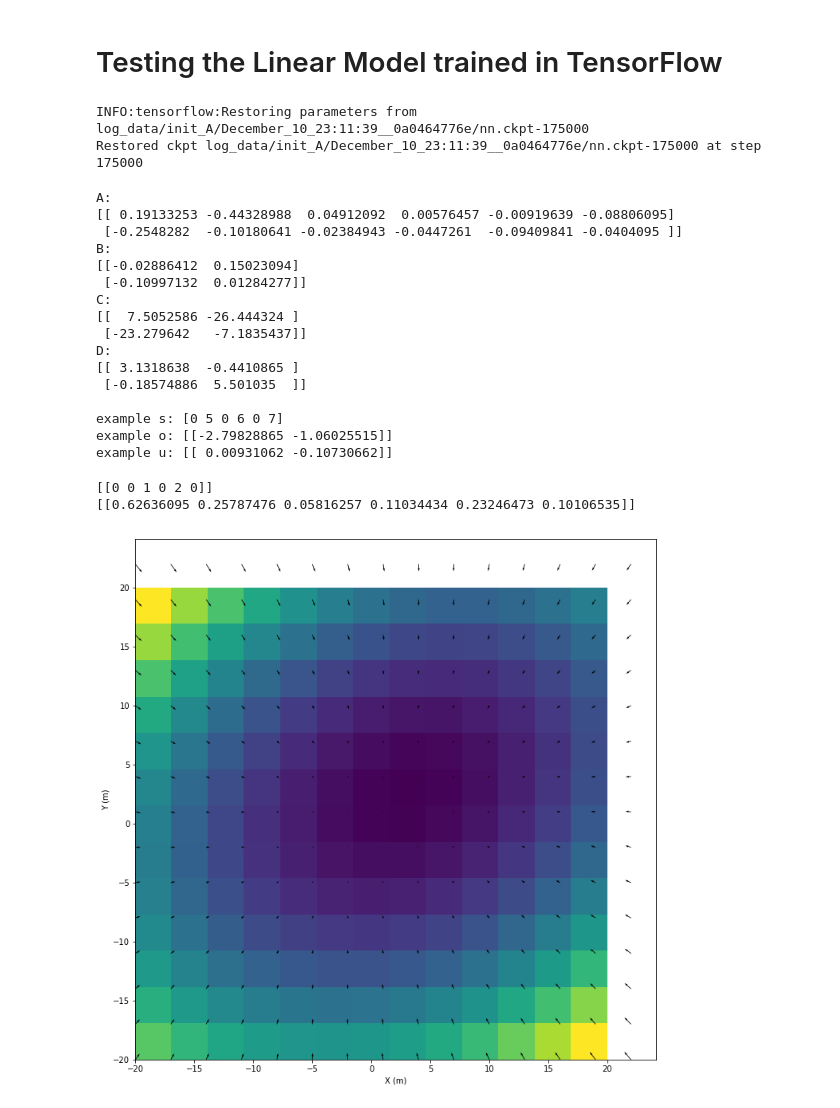
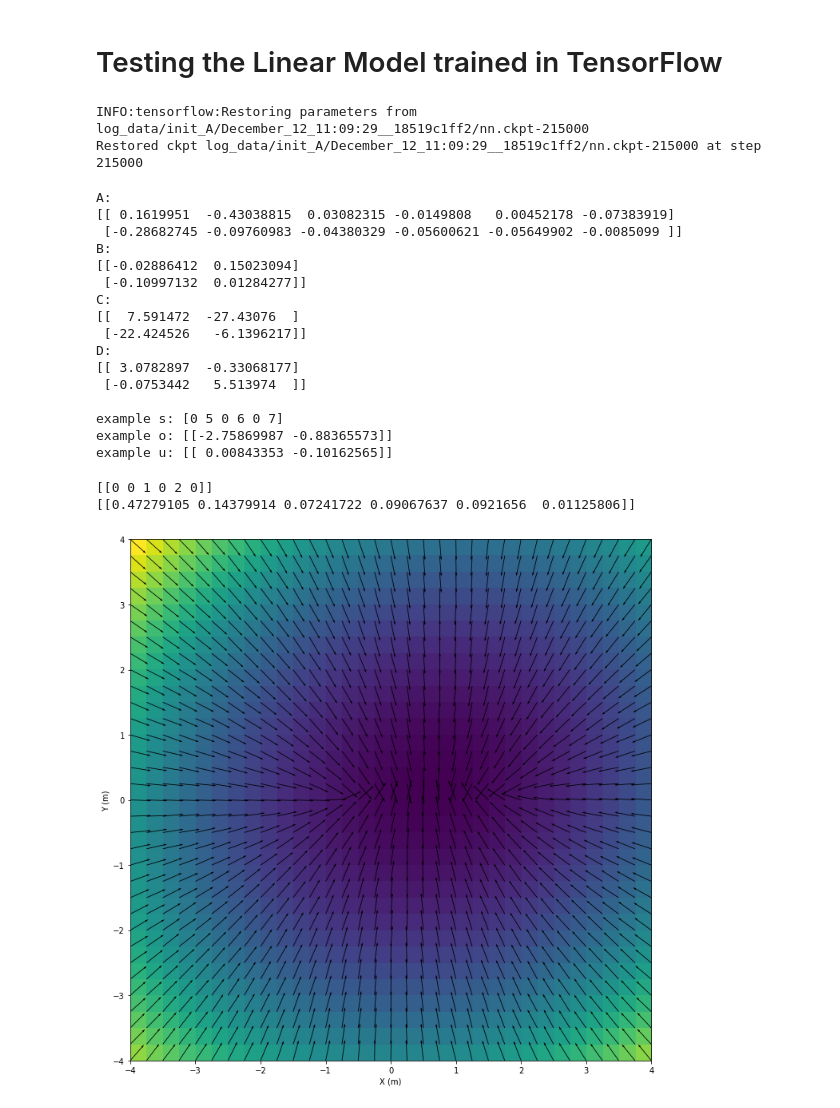
Before and after one commit to UM-ARM-Lab/unreliable-deform-manipulation, a Jupyter notebook: link_bot_notebooks/src/link_bot_notebooks/Multi-Step Linear.ipynb, the cells around one changed output. Drawn from its saved outputs; the diff is of its cells as text; code cells hidden in the pictures.

```diff
--- a/link_bot_notebooks/src/link_bot_notebooks/Multi-Step Linear.ipynb
+++ b/link_bot_notebooks/src/link_bot_notebooks/Multi-Step Linear.ipynb
@@ -8,7 +8,7 @@ import numpy as np
 import matplotlib.pyplot as plt
 from link_bot_notebooks.linear_tf_model import LinearTFModel
 # %%
-args = {'checkpoint': "log_data/init_A/December_10_23:11:39__0a0464776e/nn.ckpt-175000", 'log': False, 'batch_size': 1024}
+args = {'checkpoint': "log_data/init_A/December_12_11:09:29__18519c1ff2/nn.ckpt-215000", 'log': False, 'batch_size': 1024}
 dataset = "../../../link_bot_teleop/data/random_50_steps.txt"
 n_steps = 50
 dt = 0.1
@@ -16,8 +16,8 @@ x = tpo.load_train(dataset, N=6, L=2, n_steps=n_steps, extract_func=tpo.link_pos
 model = LinearTFModel(args, N=6, M=2, L=2, n_steps=1, dt=dt)
 model.load()
 # %% [output]
-INFO:tensorflow:Restoring parameters from log_data/init_A/December_10_23:11:39__0a0464776e/nn.ckpt-175000
-Restored ckpt log_data/init_A/December_10_23:11:39__0a0464776e/nn.ckpt-175000 at step 175000
+INFO:tensorflow:Restoring parameters from log_data/init_A/December_12_11:09:29__18519c1ff2/nn.ckpt-215000
+Restored ckpt log_data/init_A/December_12_11:09:29__18519c1ff2/nn.ckpt-215000 at step 215000
 # %%
 goal = np.array([[0], [0], [1], [0], [2], [0]])
 og = model.reduce(goal)
@@ -33,21 +33,21 @@ example_u = np.linalg.lstsq(C, (og - example_o - np.dot(B, example_o)), rcond=No
 print('example u:', example_u.T)
 # %% [output]
 A:
-[[ 0.19133253 -0.44328988  0.04912092  0.00576457 -0.00919639 -0.08806095]
- [-0.2548282  -0.10180641 -0.02384943 -0.0447261  -0.09409841 -0.0404095 ]]
+[[ 0.1619951  -0.43038815  0.03082315 -0.0149808   0.00452178 -0.07383919]
+ [-0.28682745 -0.09760983 -0.04380329 -0.05600621 -0.05649902 -0.0085099 ]]
 B:
 [[-0.02886412  0.15023094]
  [-0.10997132  0.01284277]]
 C:
-[[  7.5052586 -26.444324 ]
- [-23.279642   -7.1835437]]
+[[  7.591472  -27.43076  ]
+ [-22.424526   -6.1396217]]
 D:
-[[ 3.1318638  -0.4410865 ]
- [-0.18574886  5.501035  ]]
+[[ 3.0782897  -0.33068177]
+ [-0.0753442   5.513974  ]]
 
 example s: [0 5 0 6 0 7]
-example o: [[-2.79828865 -1.06025515]]
-example u: [[ 0.00931062 -0.10730662]]
+example o: [[-2.75869987 -0.88365573]]
+example u: [[ 0.00843353 -0.10162565]]
 # %%
 s0 = np.array([[0], [0], [1], [0], [2], [0]])
 print(s0.T)
@@ -55,21 +55,21 @@ s1 = np.linalg.lstsq(A, model.predict_from_s(s=s0, u=np.array([[[0], [0]]])), rc
 print(s1.T)
 # %% [output]
 [[0 0 1 0 2 0]]
-[[0.62636095 0.25787476 0.05816257 0.11034434 0.23246473 0.10106535]]
+[[0.47279105 0.14379914 0.07241722 0.09067637 0.0921656  0.01125806]]
 # %%
 data = tpo.load_data(dataset, g=goal, extract_func=tpo.two_link_pos_vel_extractor)
 # %%
 plt.figure(figsize=(12,12))
-m = 20
+m = 4
 c = 0
-res = 3
+res = 0.25
 tpo.plot_costmap_2(plt, model, data, goal, resolution=res, minimum=c-m, maximum=c+m)
 ax = plt.gca()
 tpo.policy_quiver(model, goal, ax, c, c, res, m, scale=25)
 plt.xlabel("X (m)")
 plt.ylabel("Y (m)");
 # %% [output]
-[figure, old version]
+[figure, new version]
 # %%
 points = np.array([[1,0], [1,1], [0,1], [-1,1], [-1,0], [-1,-1], [0,-1], [1,-1]])
 R = model.get_A()[:,:2]
```
Also changed, not shown: parts of 1 cell of this notebook, 9 other files.
